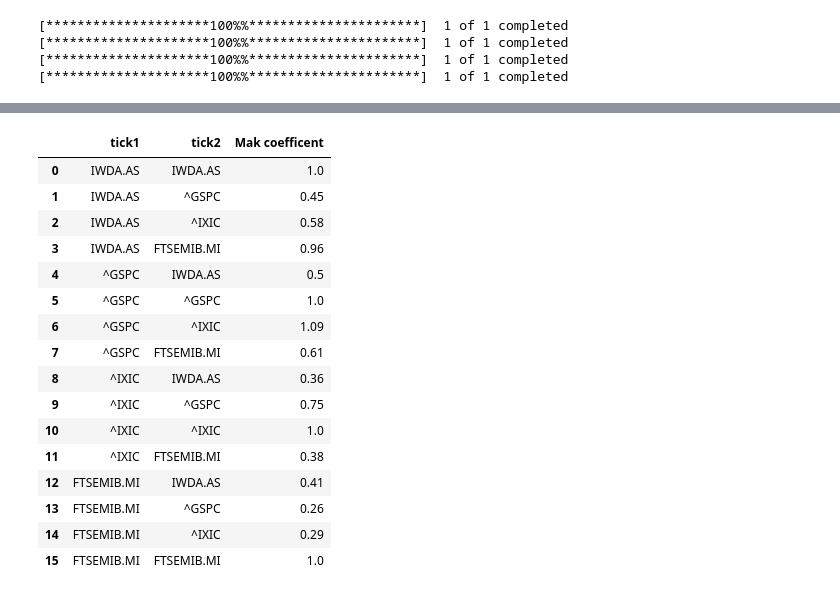
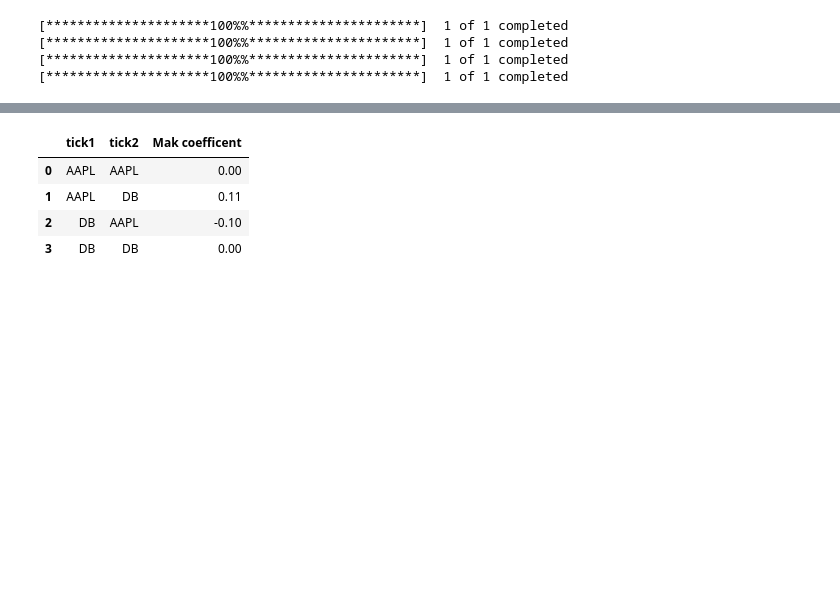
Before and after one commit to mak8427/My-site, a Jupyter notebook: finance/Portfolios/Portfolio1/portfolio1.ipynb, the cells around one changed output, grey strips where cells are left out. Drawn from its saved outputs; the diff is of its cells as text; code cells hidden in the pictures; blank space fills up the shorter version.

Commit message:
Mak_Score

```diff
--- a/finance/Portfolios/Portfolio1/portfolio1.ipynb
+++ b/finance/Portfolios/Portfolio1/portfolio1.ipynb
@@ -26,7 +26,7 @@ plt.style.use('dark_background')
 <h1>PORTFOLIOS</h1>
 # %%
 TICKERS=["IWDA.AS","^GSPC","^IXIC","FTSEMIB.MI"]
-NUMBER_OF_SIMULATIONS=10000000
+NUMBER_OF_SIMULATIONS=10000
 STARTING_CAPITAL = 10000
 YEARS_OF_SIMULATION=30
 # %%
@@ -144,4 +142,5 @@ The median drawdown of FTSEMIB.MI is -96.1%
 # %%
+TICKERS=["AAPL", "DB"]
 df_joined=yf.download(TICKERS)["Adj Close"].pct_change(1).dropna()
 
 df_joined.corr()
@@ -156,31 +152,19 @@ The default fill_method='pad' in DataFrame.pct_change is deprecated and will be
 # %%
 rows=[]
-arr1=np.array(df_joined[TICKERS[1]])+1e-10
-arr2=np.array(df_joined[TICKERS[2]])+1e-10
+
 for TICKER in  TICKERS:
     for TICKER_1 in TICKERS:
+        Mak_Score=round(np.median((np.array(df_joined[TICKER_1][(df_joined[TICKER_1]>0) & (df_joined[TICKER]>0) ])+1e-10)/(np.array(df_joined[TICKER][(df_joined[TICKER_1]>0) & (df_joined[TICKER]>0) ])+1e-10)),2) - round(np.median((np.array(df_joined[TICKER_1][(df_joined[TICKER_1]<0) & (df_joined[TICKER]<0) ])+1e-10)/(np.array(df_joined[TICKER][(df_joined[TICKER_1]<0) & (df_joined[TICKER]<0) ])+1e-10)))
 
-        rows.append([TICKER,TICKER_1,f"{round(np.median((np.array(df_joined[TICKER_1][df_joined[TICKER_1]<0])+1e-10)/(np.array(df_joined[TICKER][df_joined[TICKER_1]<0])+1e-10)),2)}"])
+        rows.append([TICKER,TICKER_1,Mak_Score])
 
 df_Mak=pd.DataFrame(data=rows, columns=["tick1","tick2","Mak coefficent"])
 df_Mak
 # %% [output]
 |  | tick1 | tick2 | Mak coefficent |
-| 0 | IWDA.AS | IWDA.AS | 1.0 |
-| 1 | IWDA.AS | ^GSPC | 0.45 |
-| 2 | IWDA.AS | ^IXIC | 0.58 |
-| 3 | IWDA.AS | FTSEMIB.MI | 0.96 |
-| 4 | ^GSPC | IWDA.AS | 0.5 |
-| 5 | ^GSPC | ^GSPC | 1.0 |
-| 6 | ^GSPC | ^IXIC | 1.09 |
-| 7 | ^GSPC | FTSEMIB.MI | 0.61 |
-| 8 | ^IXIC | IWDA.AS | 0.36 |
-| 9 | ^IXIC | ^GSPC | 0.75 |
-| 10 | ^IXIC | ^IXIC | 1.0 |
-| 11 | ^IXIC | FTSEMIB.MI | 0.38 |
-| 12 | FTSEMIB.MI | IWDA.AS | 0.41 |
-| 13 | FTSEMIB.MI | ^GSPC | 0.26 |
-| 14 | FTSEMIB.MI | ^IXIC | 0.29 |
-| 15 | FTSEMIB.MI | FTSEMIB.MI | 1.0 |
+| 0 | AAPL | AAPL | 0.00 |
+| 1 | AAPL | DB | 0.11 |
+| 2 | DB | AAPL | -0.10 |
+| 3 | DB | DB | 0.00 |
 # %%
 #!jupyter nbconvert --to html Portfolio1.ipynb --HTMLExporter.theme=dark
```
Also changed, not shown: parts of 6 cells of this notebook.
